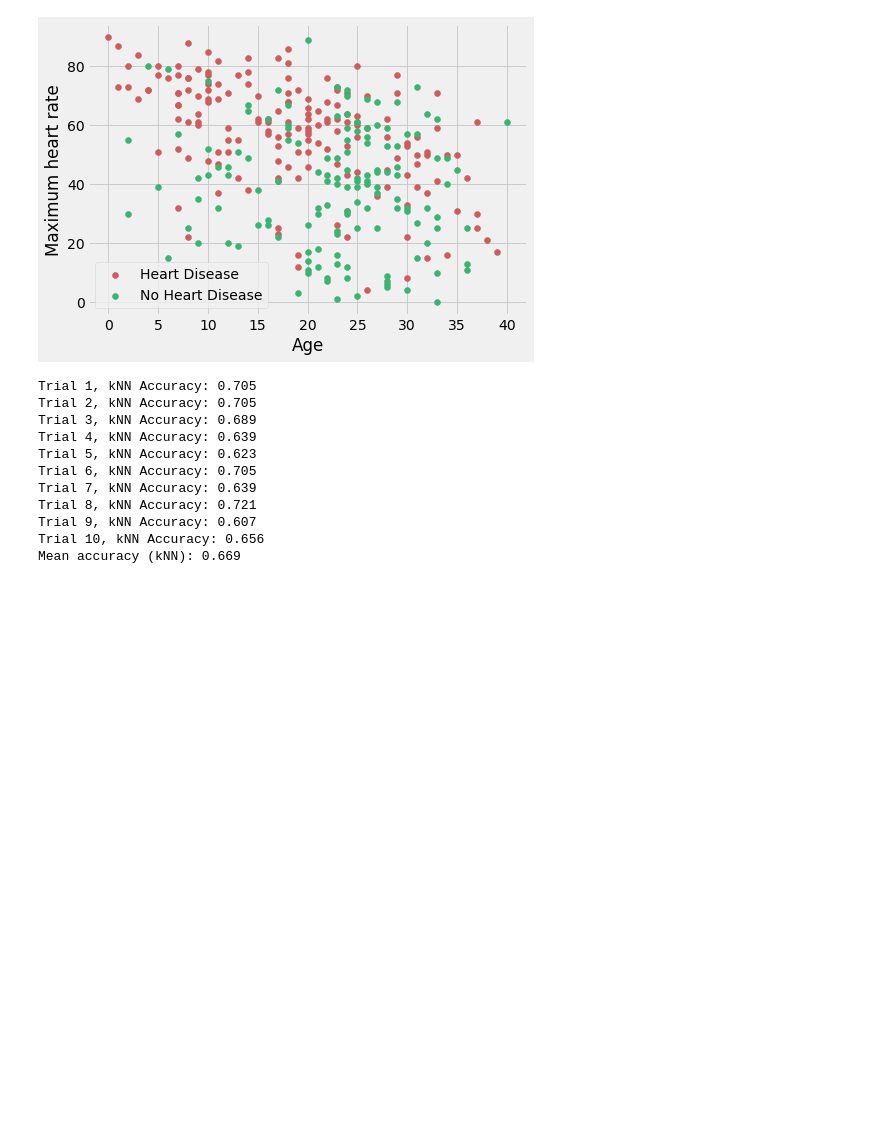
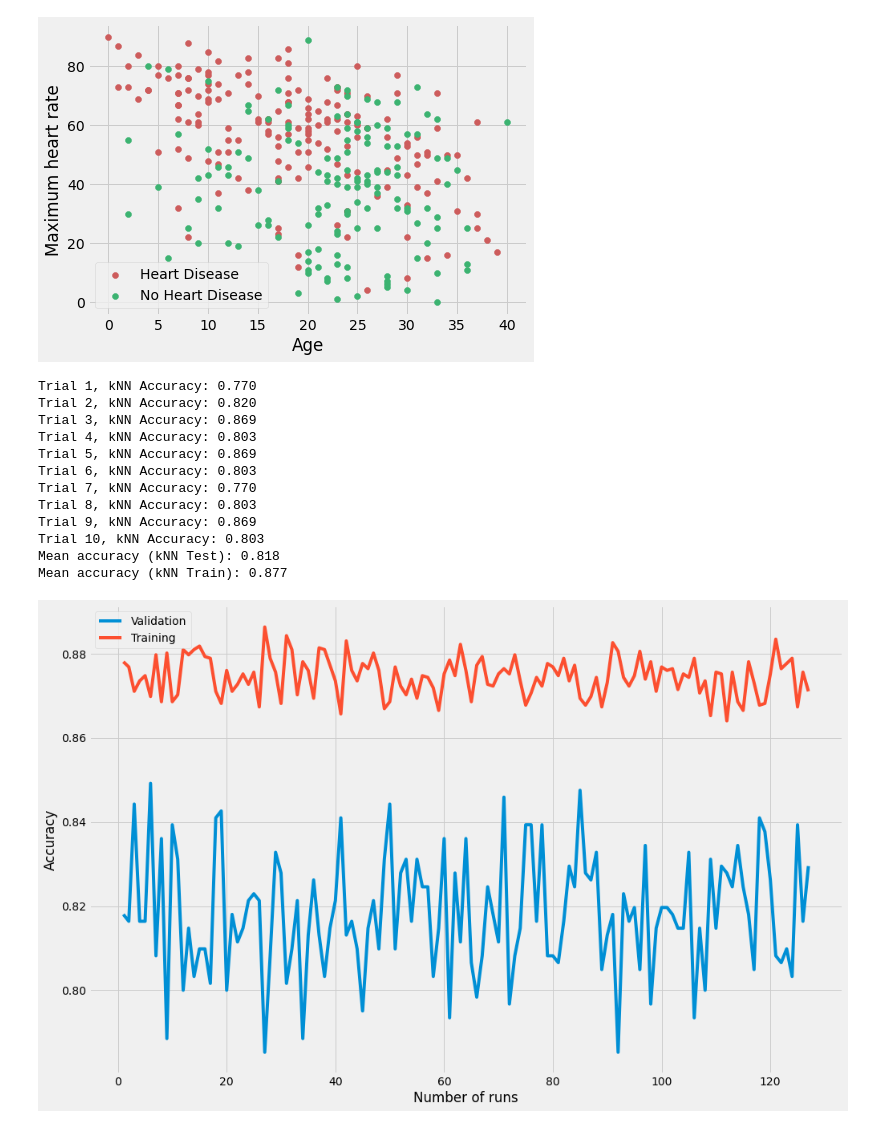
Before and after one commit to EndiMuceku/in3062-coursework, a Jupyter notebook: heartData.ipynb, the cells around one changed output. Saved outputs shown, nothing was run; the diff lists cells and outputs as text; code cells hidden in the pictures; blank space fills up the shorter version.

```diff
--- a/heartData.ipynb
+++ b/heartData.ipynb
@@ -89,7 +93,8 @@ X = df[result].values
 y = df['target'].values
 # %%
 #measuring the untuned accuracy for the k-nearest neighbour model
-accuracy_sum = 0
+accuracy_sum_test = 0
+accuracy_sum_train = 0
 for i in range (1, 11):
     #split the dataset
     X_train, X_test, y_train, y_test = train_test_split(
@@ -98,25 +103,62 @@ for i in range (1, 11):
     knn = KNeighborsClassifier()
     knn.fit(X_train, y_train)
     #make predictions
-    y_pred_knn = knn.predict(X_test)
+    y_pred_knn_test = knn.predict(X_test)
+    y_pred_knn_train = knn.predict(X_train)
     #print accuracy for each trial
-    print('Trial ' + str(i) + ', kNN Accuracy: %.3f' % accuracy_score(y_test, y_pred_knn))
-    accuracy_sum += accuracy_score(y_test, y_pred_knn)
-    accuracy_mean = accuracy_sum / 10
+    print('Trial ' + str(i) + ', kNN Accuracy: %.3f' % accuracy_score(y_test, y_pred_knn_test))
+    accuracy_sum_test += accuracy_score(y_test, y_pred_knn_test)
+    accuracy_sum_train += accuracy_score(y_train, y_pred_knn_train)
+accuracy_mean_test = accuracy_sum_test / 10
+accuracy_mean_train = accuracy_sum_train / 10
 #print mean accuracy score
-print ('Mean accuracy (kNN): %.3f' % accuracy_mean)
+print ('Mean accuracy (kNN Test): %.3f' % accuracy_mean_test)
+print ('Mean accuracy (kNN Train): %.3f' % accuracy_mean_train)
 # %% [output]
-Trial 1, kNN Accuracy: 0.705
-Trial 2, kNN Accuracy: 0.705
-Trial 3, kNN Accuracy: 0.689
-Trial 4, kNN Accuracy: 0.639
-Trial 5, kNN Accuracy: 0.623
-Trial 6, kNN Accuracy: 0.705
-Trial 7, kNN Accuracy: 0.639
-Trial 8, kNN Accuracy: 0.721
-Trial 9, kNN Accuracy: 0.607
-Trial 10, kNN Accuracy: 0.656
-Mean accuracy (kNN): 0.669
+Trial 1, kNN Accuracy: 0.770
+Trial 2, kNN Accuracy: 0.820
+Trial 3, kNN Accuracy: 0.869
+Trial 4, kNN Accuracy: 0.803
+Trial 5, kNN Accuracy: 0.869
+Trial 6, kNN Accuracy: 0.803
+Trial 7, kNN Accuracy: 0.770
+Trial 8, kNN Accuracy: 0.803
+Trial 9, kNN Accuracy: 0.869
+Trial 10, kNN Accuracy: 0.803
+Mean accuracy (kNN Test): 0.818
+Mean accuracy (kNN Train): 0.877
+# %%
+plt.figure(figsize=(15,10))
+
+testList = []
+trainingList = []
+nums = []
+for i in range(1,128):
+    accuracy_sum_test = 0
+    accuracy_sum_train = 0
+    for j in range(1, 11):
+        #split the dataset
+        X_train, X_test, y_train, y_test = train_test_split(X, y, test_size=0.2)
+        knn = KNeighborsClassifier()
+        knn.fit(X_train, y_train)
+        #make predictions
+        y_pred_knn_test = knn.predict(X_test)
+        y_pred_knn_train = knn.predict(X_train)
+        accuracy_sum_test += accuracy_score(y_test, y_pred_knn_test)
+        accuracy_sum_train += accuracy_score(y_train, y_pred_knn_train)
+    accuracy_mean_test = accuracy_sum_test / 10
+    accuracy_mean_train = accuracy_sum_train / 10
+    testList.append(accuracy_mean_test)
+    trainingList.append(accuracy_mean_train)
+    nums.append(i)
+plt.plot(nums, testList)
+plt.plot(nums, trainingList)
+plt.legend(["Validation", "Training"])
+plt.xlabel("Number of runs")
+plt.ylabel("Accuracy")
+plt.show()
+# %% [output]
+[figure, added]
 # %%
 style.use('fivethirtyeight')
 
```
Also changed, not shown: parts of 14 cells of this notebook.
